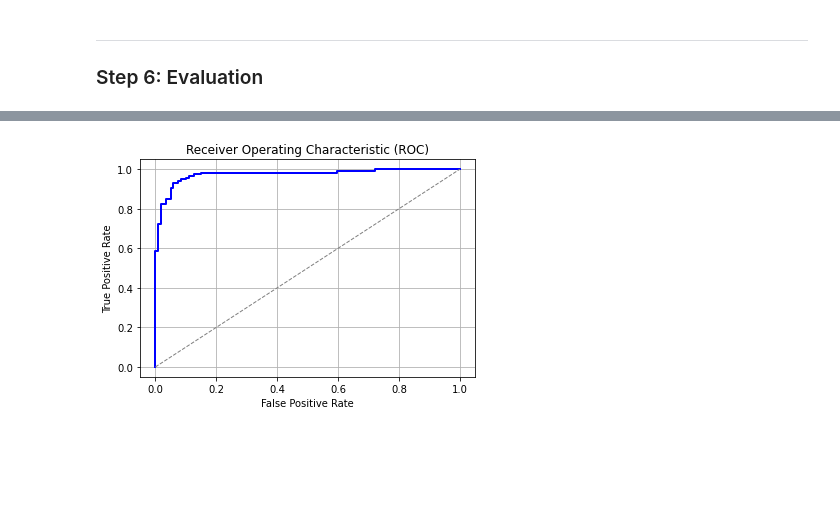
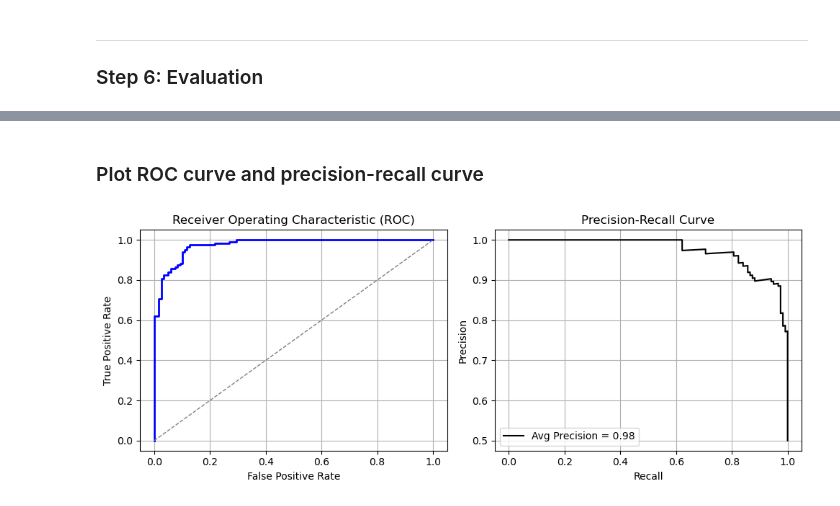
Before and after one commit to hkk261/w207-final-project, a Jupyter notebook: main.ipynb, the cells around one changed output, grey strips where cells are left out. Saved outputs shown, nothing was run; the diff lists cells and outputs as text; code cells hidden in the pictures; blank space fills up the shorter version.

Commit message:
Add alternative CNN model and text description

```diff
--- a/main.ipynb
+++ b/main.ipynb
@@ -424,0 +474,4 @@ Stopping early at epoch 45 - train accuracy: 0.9023, validation accuracy: 0.9402
+# %%
+# Build the CNN model
+cnn_model = build_cnn(learning_rate=0.0001)
+cnn_model.summary()
@@ -424,0 +500,9 @@ Stopping early at epoch 45 - train accuracy: 0.9023, validation accuracy: 0.9402
+# %%
+# Train the CNN model
+history = cnn_model.fit(
+    train_set,
+    validation_data=val_set,
+    epochs=max_epochs,
+    callbacks=[CustomEarlyStopping()],
+    verbose=1
+)
@@ -461,6 +656,6 @@ plt.show()
 # %%
 # Predicting test values
-pred_prob_y = model.predict(test_set)
+pred_prob_y = cnn_model.predict(test_set)
 pred_y = pred_prob_y[:,0] > 0.5
 true_y = test_set.classes
 # %% [output]
@@ -522,18 +719,33 @@ F1 Score: 0.9276595744680851
+# %% [markdown]
+### Plot ROC curve and precision-recall curve
 # %%
-# Plot ROC curve
+fig, axes = plt.subplots(1, 2, figsize=(10, 4))
 
 # Compute ROC curve and AUC
 fpr, tpr, thresholds = roc_curve(true_y, pred_prob_y)
 roc_auc = auc(fpr, tpr)
 
 # Plot ROC curve
-plt.figure()
-plt.plot(fpr, tpr, color='blue', lw=2, label=f'ROC curve (AUC = {roc_auc:.2f})')
-plt.plot([0, 1], [0, 1], color='gray', lw=1, linestyle='--')
-plt.xlabel('False Positive Rate')
-plt.ylabel('True Positive Rate')
-plt.title('Receiver Operating Characteristic (ROC)')
-plt.grid(True)
+axes[0].plot(fpr, tpr, color='blue', lw=2, label=f'ROC curve (AUC = {roc_auc:.2f})')
+axes[0].plot([0, 1], [0, 1], color='gray', lw=1, linestyle='--')
+axes[0].set_xlabel('False Positive Rate')
+axes[0].set_ylabel('True Positive Rate')
+axes[0].set_title('Receiver Operating Characteristic (ROC)')
+axes[0].grid(True)
+
+# Plot precision-recall curve
+precision, recall, thresholds = precision_recall_curve(true_y, pred_prob_y)
+avg_precision = average_precision_score(true_y, pred_prob_y)
+
+axes[1].plot(recall, precision, c='black', label=f'Avg Precision = {avg_precision:.2f}')
+axes[1].set_xlabel('Recall')
+axes[1].set_ylabel('Precision')
+axes[1].set_title('Precision-Recall Curve')
+axes[1].legend()
+axes[1].grid(True)
+
+# Adjust layout
+plt.tight_layout()
 plt.show()
 # %% [output]
-[figure, old version]
+[figure, new version]
```
Also changed, not shown: parts of 48 cells of this notebook, 2 other files.
